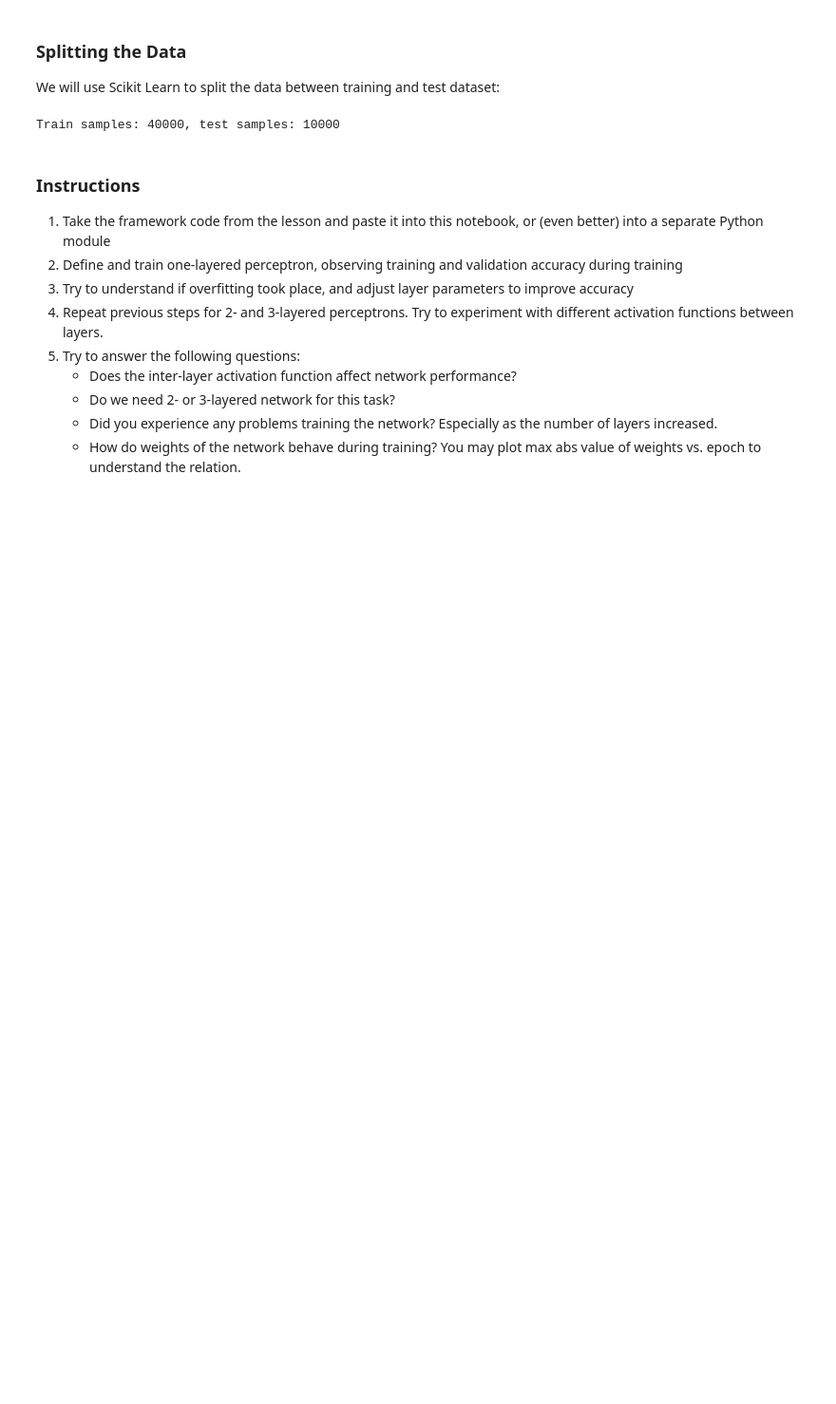
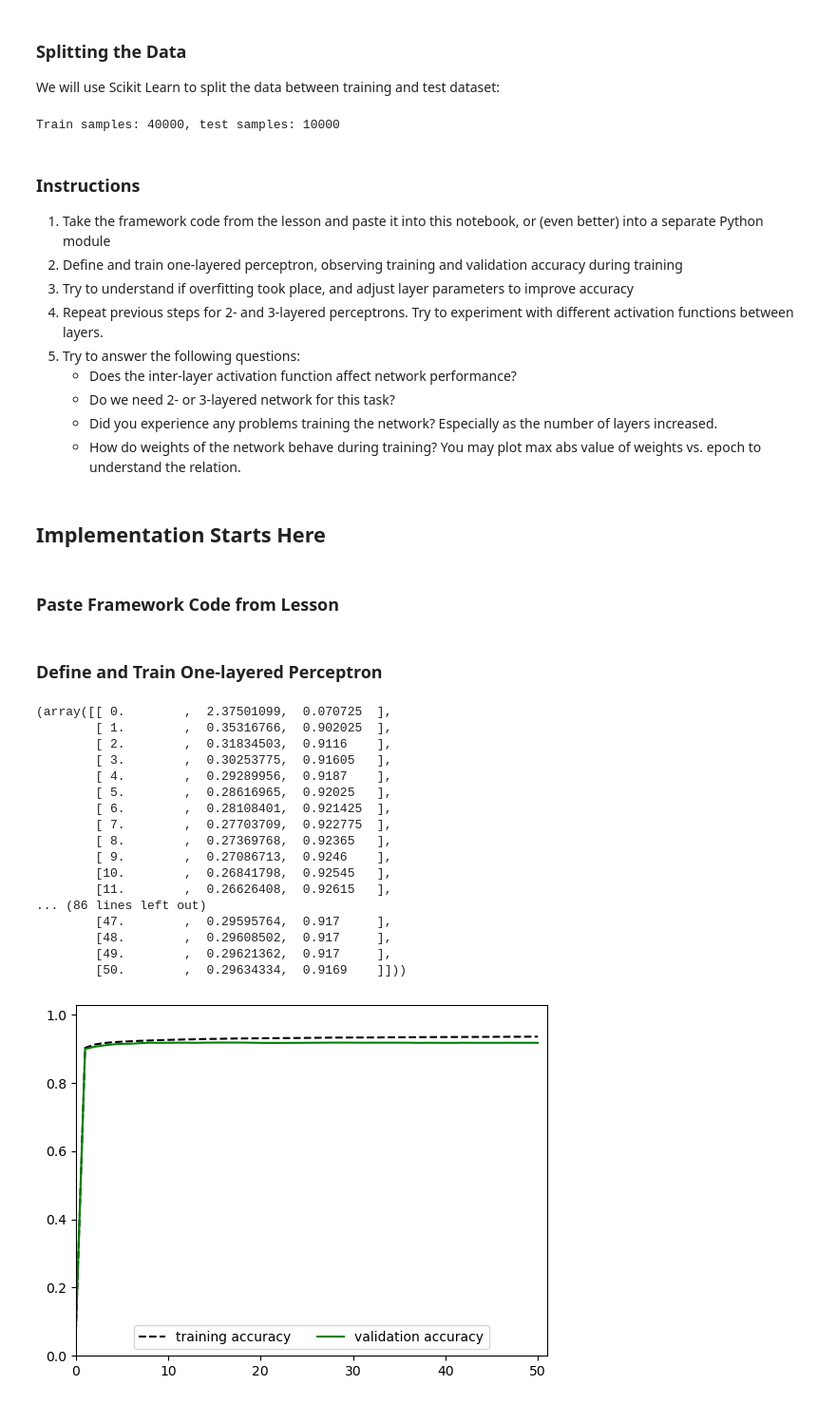
Before and after one commit to tsreaper/AI-For-Beginners, a Jupyter notebook: lessons/3-NeuralNetworks/04-OwnFramework/lab/MyFW_MNIST.ipynb, the cells around one changed output. Shown: that part at 95% size. Saved outputs shown, nothing was run; the diff lists cells and outputs as text; code cells hidden in the pictures; blank space fills up the shorter version.

Commit message:
Implement lesson 4 lab

```diff
--- a/lessons/3-NeuralNetworks/04-OwnFramework/lab/MyFW_MNIST.ipynb
+++ b/lessons/3-NeuralNetworks/04-OwnFramework/lab/MyFW_MNIST.ipynb
@@ -51,3 +51,7 @@ Train samples: 40000, test samples: 10000
     - Do we need 2- or 3-layered network for this task?
     - Did you experience any problems training the network? Especially as the number of layers increased.
     - How do weights of the network behave during training? You may plot max abs value of weights vs. epoch to understand the relation.
+# %% [markdown]
+## Implementation Starts Here
+# %% [markdown]
+### Paste Framework Code from Lesson
@@ -53,0 +167,59 @@ Train samples: 40000, test samples: 10000
+# %% [markdown]
+### Define and Train One-layered Perceptron
+# %%
+def train_and_plot(train_x, train_labels, test_x, test_labels, n_epoch, net, loss=CrossEntropyLoss(), batch_size=4, lr=0.1):
+    fig, ax = plt.subplots(1, 1)
+    ax.set_xlim(0, n_epoch + 1)
+    ax.set_ylim(0,1)
+
+    train_acc = np.empty((n_epoch + 1, 3))
+    train_acc[:] = np.NAN
+    valid_acc = np.empty((n_epoch + 1, 3))
+    valid_acc[:] = np.NAN
+
+    # plot accuracy without any training
+    tloss, taccuracy = get_loss_acc(train_x,train_labels,loss)
+    train_acc[0, :] = [0, tloss, taccuracy]
+    vloss, vaccuracy = get_loss_acc(test_x,test_labels,loss)
+    valid_acc[0, :] = [0, vloss, vaccuracy]
+
+    for epoch in range(1, n_epoch + 1):
+        train_epoch(net,train_x,train_labels,loss,batch_size,lr)
+        tloss, taccuracy = get_loss_acc(train_x,train_labels,loss)
+        train_acc[epoch, :] = [epoch, tloss, taccuracy]
+        vloss, vaccuracy = get_loss_acc(test_x,test_labels,loss)
+        valid_acc[epoch, :] = [epoch, vloss, vaccuracy]
+
+        ax.set_ylim(0, max(max(train_acc[:, 2]), max(valid_acc[:, 2])) * 1.1)
+
+        plot_training_progress(train_acc[:, 0], (train_acc[:, 2],
+                                                 valid_acc[:, 2]), fig, ax)
+        fig.canvas.draw()
+        fig.canvas.flush_events()
+
+    return train_acc, valid_acc
+# %%
+net = Net()
+net.add(Linear(features_train[0].shape[0], 10))
+net.add(Softmax())
+
+train_and_plot(features_train, labels_train, features_test, labels_test, 50, net, lr=0.01)
+# %% [output]
+(array([[ 0.        ,  2.37501099,  0.070725  ],
+        [ 1.        ,  0.35316766,  0.902025  ],
+        [ 2.        ,  0.31834503,  0.9116    ],
+        [ 3.        ,  0.30253775,  0.91605   ],
+        [ 4.        ,  0.29289956,  0.9187    ],
+        [ 5.        ,  0.28616965,  0.92025   ],
+        [ 6.        ,  0.28108401,  0.921425  ],
+        [ 7.        ,  0.27703709,  0.922775  ],
+        [ 8.        ,  0.27369768,  0.92365   ],
+        [ 9.        ,  0.27086713,  0.9246    ],
+        [10.        ,  0.26841798,  0.92545   ],
+        [11.        ,  0.26626408,  0.92615   ],
+... (86 lines left out)
+        [47.        ,  0.29595764,  0.917     ],
+        [48.        ,  0.29608502,  0.917     ],
+        [49.        ,  0.29621362,  0.917     ],
+        [50.        ,  0.29634334,  0.9169    ]]))
+[figure, added]
```
Also changed, not shown: parts of 24 cells of this notebook.
